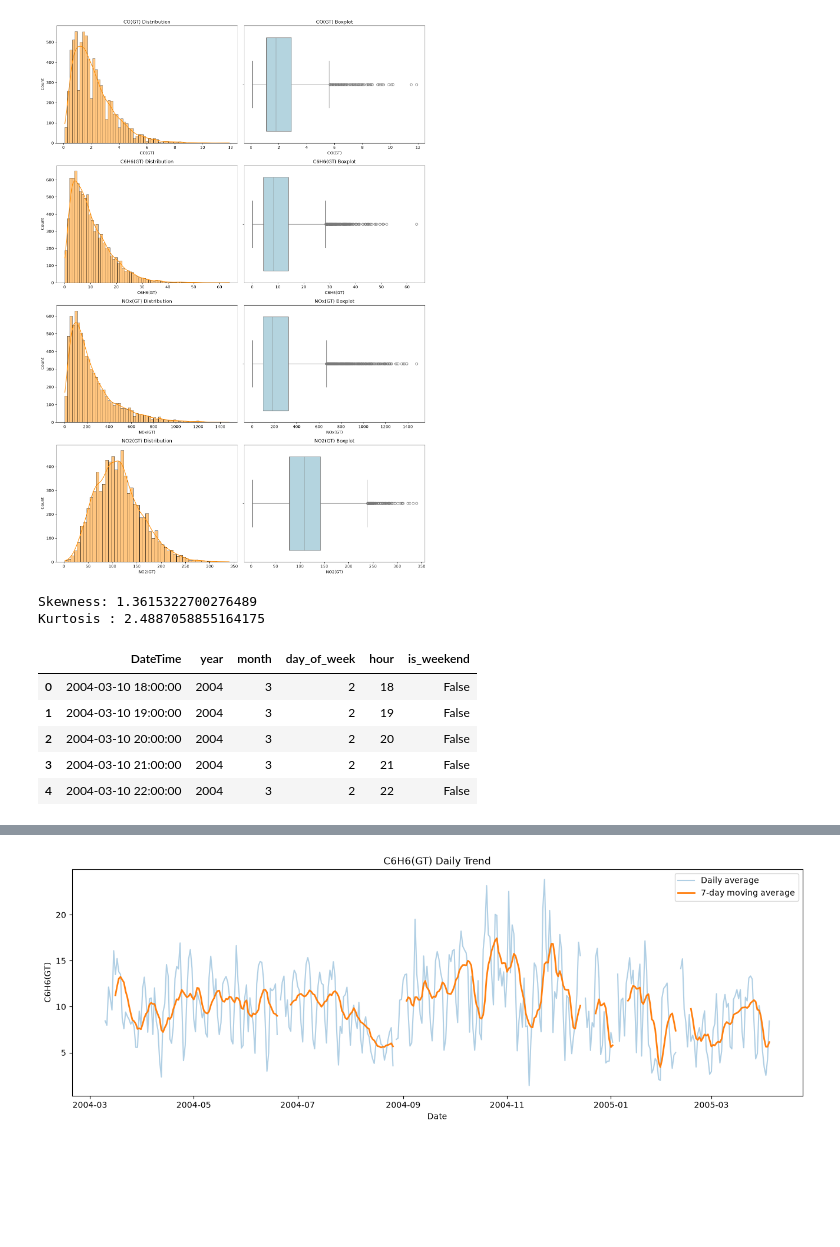
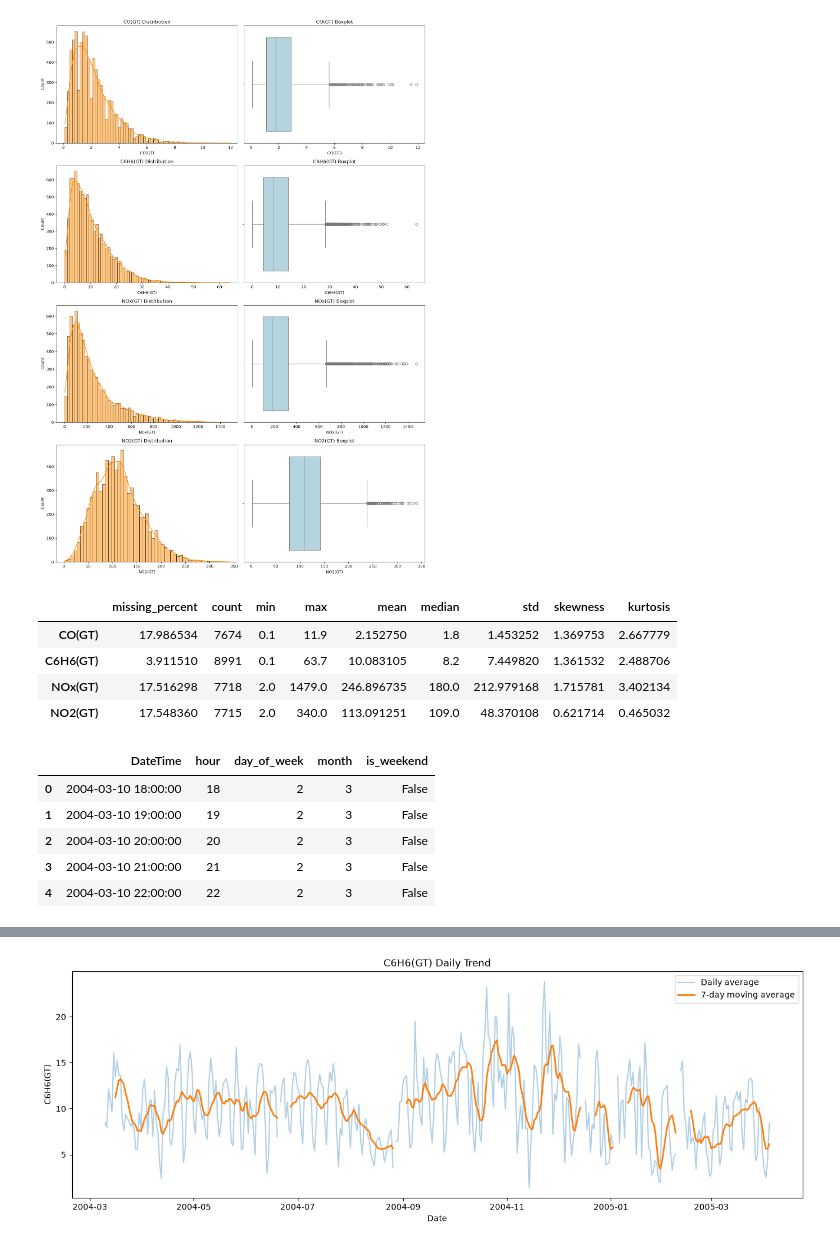
Before and after one commit to AkmalFazli27/air-quality-estimation, a Jupyter notebook: notebooks/eda.ipynb, the cells around one changed output, grey strips where cells are left out. Drawn from its saved outputs; the diff is of its cells as text; code cells hidden in the pictures; blank space fills up the shorter version.

```diff
--- a/notebooks/eda.ipynb
+++ b/notebooks/eda.ipynb
@@ -289,32 +289,50 @@ plt.show()
 # %% [output]
 [figure]
 # %%
-print("Skewness:", target_df[target].skew())
-print("Kurtosis :", target_df[target].kurtosis())
+target_distribution_summary = pd.DataFrame({
+    "missing_percent": df[target_columns].isna().mean() * 100,
+    "count": df[target_columns].count(),
+    "min": df[target_columns].min(),
+    "max": df[target_columns].max(),
+    "mean": df[target_columns].mean(),
+    "median": df[target_columns].median(),
+    "std": df[target_columns].std(),
+    "skewness": df[target_columns].skew(),
+    "kurtosis": df[target_columns].kurtosis(),
+})
+
+target_distribution_summary
 # %% [output]
-Skewness: 1.3615322700276489
-Kurtosis : 2.4887058855164175
+|  | missing_percent | count | min | max | mean | median | std | skewness | kurtosis |
+| CO(GT) | 17.986534 | 7674 | 0.1 | 11.9 | 2.152750 | 1.8 | 1.453252 | 1.369753 | 2.667779 |
+| C6H6(GT) | 3.911510 | 8991 | 0.1 | 63.7 | 10.083105 | 8.2 | 7.449820 | 1.361532 | 2.488706 |
+| NOx(GT) | 17.516298 | 7718 | 2.0 | 1479.0 | 246.896735 | 180.0 | 212.979168 | 1.715781 | 3.402134 |
+| NO2(GT) | 17.548360 | 7715 | 2.0 | 340.0 | 113.091251 | 109.0 | 48.370108 | 0.621714 | 0.465032 |
 # %%
 df["year"] = df["DateTime"].dt.year
 df["month"] = df["DateTime"].dt.month
 df["day"] = df["DateTime"].dt.day
 df["day_of_week"] = df["DateTime"].dt.dayofweek
 df["hour"] = df["DateTime"].dt.hour
 df["is_weekend"] = df["day_of_week"] >= 5
+df["day_name"] = df["DateTime"].dt.day_name()
 
-df[[
-    "DateTime",
-    "year",
+time_features = [
+    "hour",
+    "day_of_week",
     "month",
-    "day_of_week",
-    "hour",
     "is_weekend"
-]].head()
+]
+
+feature_columns = (sensor_features + environment_features + time_features)
+analysis_columns = (feature_columns + target_columns + ["NMHC(GT)"])
+
+df[["DateTime"] + time_features].head()
 # %% [output]
-|  | DateTime | year | month | day_of_week | hour | is_weekend |
-| 0 | 2004-03-10 18:00:00 | 2004 | 3 | 2 | 18 | False |
-| 1 | 2004-03-10 19:00:00 | 2004 | 3 | 2 | 19 | False |
-| 2 | 2004-03-10 20:00:00 | 2004 | 3 | 2 | 20 | False |
-| 3 | 2004-03-10 21:00:00 | 2004 | 3 | 2 | 21 | False |
-| 4 | 2004-03-10 22:00:00 | 2004 | 3 | 2 | 22 | False |
+|  | DateTime | hour | day_of_week | month | is_weekend |
+| 0 | 2004-03-10 18:00:00 | 18 | 2 | 3 | False |
+| 1 | 2004-03-10 19:00:00 | 19 | 2 | 3 | False |
+| 2 | 2004-03-10 20:00:00 | 20 | 2 | 3 | False |
+| 3 | 2004-03-10 21:00:00 | 21 | 2 | 3 | False |
+| 4 | 2004-03-10 22:00:00 | 22 | 2 | 3 | False |
 # %%
```
Also changed, not shown: parts of 1 cell of this notebook.
